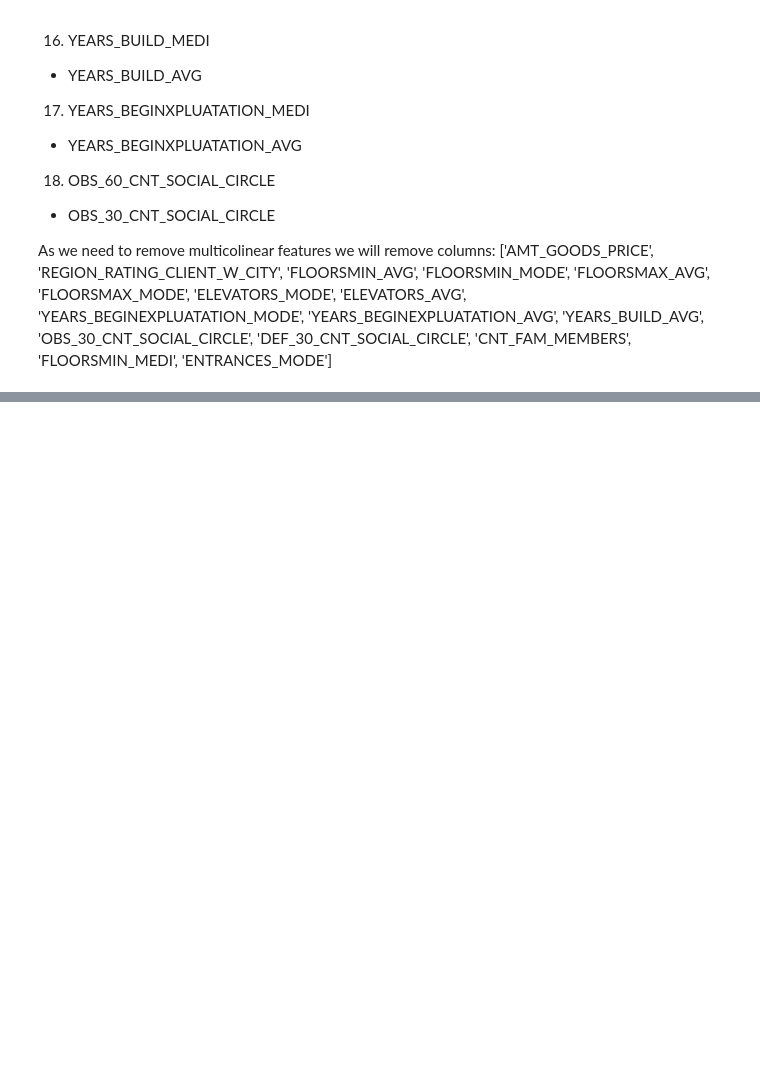
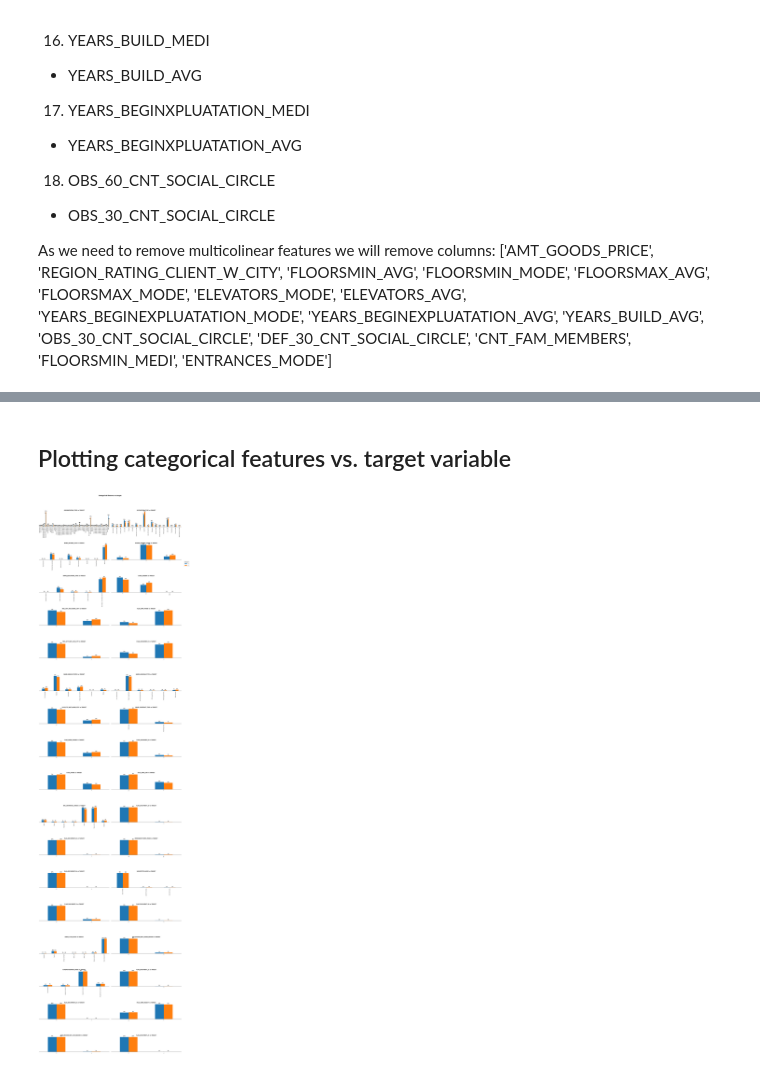
Before and after one commit to malgorzatakolka/HomeCreditDefaultRisk, a Jupyter notebook: Untitled.ipynb, the cells around one changed output, grey strips where cells are left out. Cells and saved outputs as stored; diff of their text form; code cells hidden in the pictures; blank space fills up the shorter version.

```diff
--- a/Untitled.ipynb
+++ b/Untitled.ipynb
@@ -555,0 +606,2 @@ Pearson correaltions of numerical columns
+# %%
+categorical.remove('LIVE_CITY_NOT_WORK_CITY')
@@ -555,0 +658,6 @@ Pearson correaltions of numerical columns
+# %% [markdown]
+## Plotting categorical features vs. target variable
+# %%
+plot_cat_bars(df_eda, 'TARGET', categorical)
+# %% [output]
+[figure, added]
```
Also changed, not shown: parts of 28 cells of this notebook.
